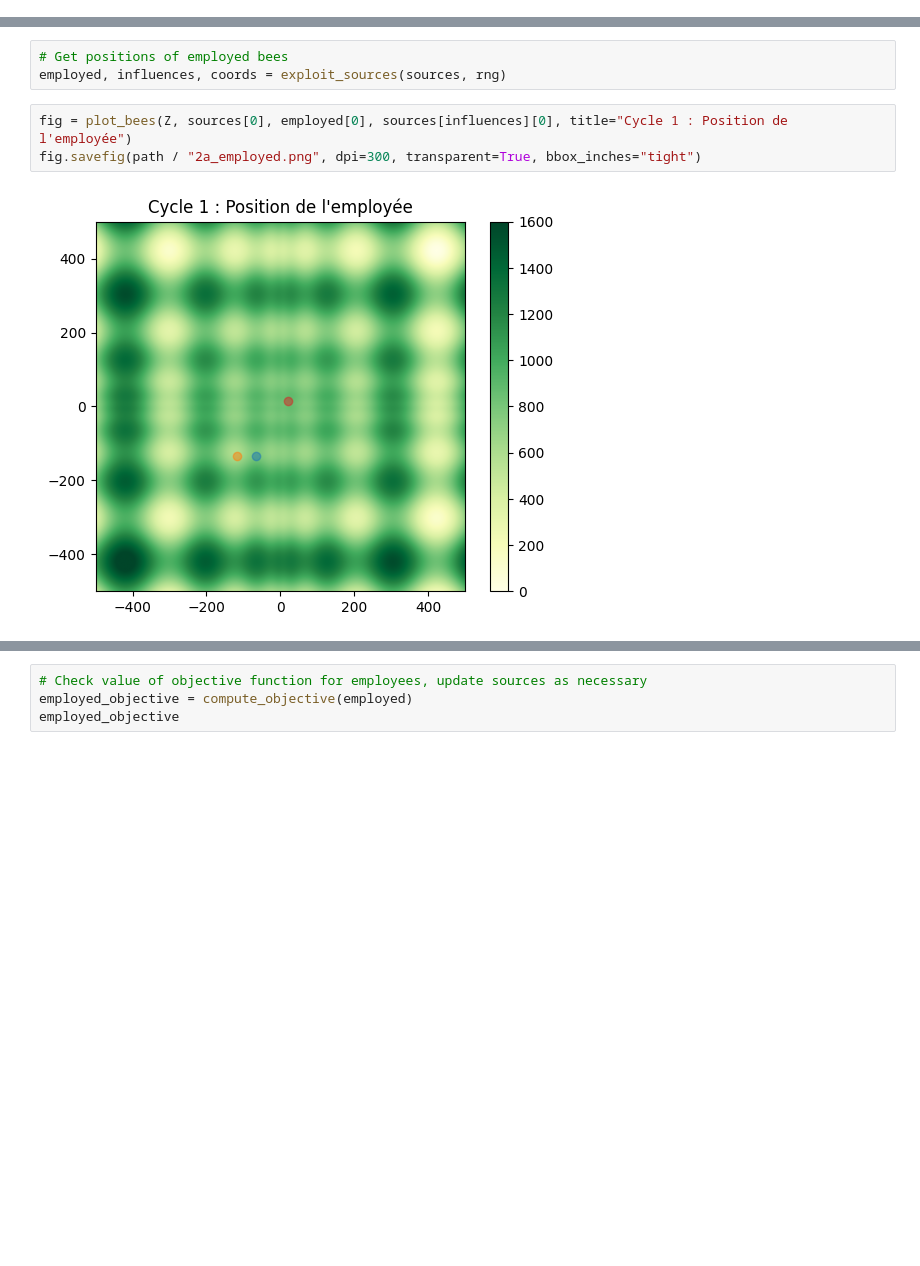
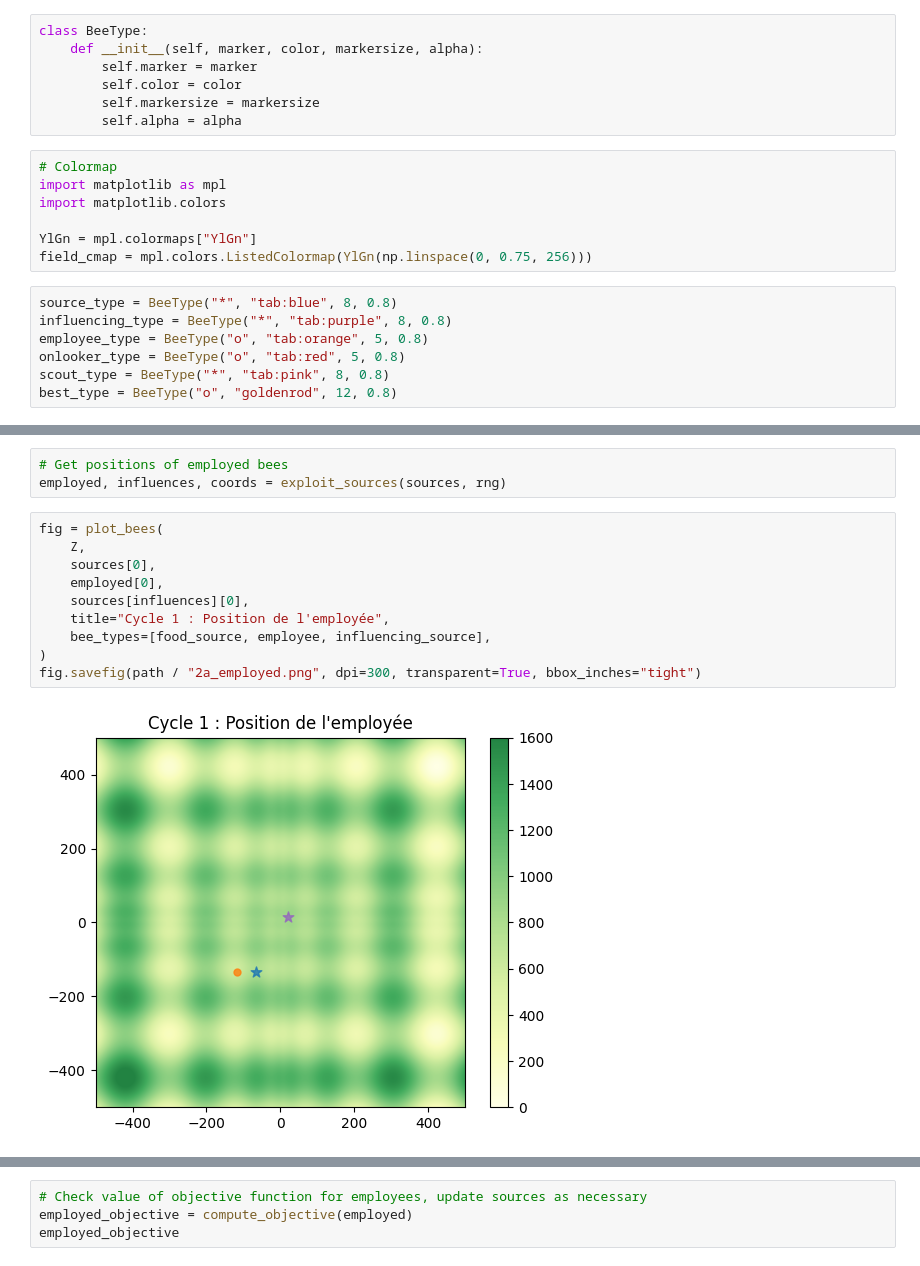
Before and after one commit to Electrom500/Metaheuristiques, a Jupyter notebook: abeilles/abeilles.ipynb, the cells around one changed output, grey strips where cells are left out. Cells and saved outputs as stored; diff of their text form; blank space fills up the shorter version.

```diff
--- a/abeilles/abeilles.ipynb
+++ b/abeilles/abeilles.ipynb
@@ -65,4 +66,25 @@ array([[ 476.78748294,  487.61373423,  498.49356968, ...,  816.25971325,
         1177.49161447, 1188.31786577],
        [ 837.9658    ,  848.7920513 ,  859.67188675, ..., 1177.43803032,
         1188.31786577, 1199.14411706]])
+# %%
+class BeeType:
+    def __init__(self, marker, color, markersize, alpha):
+        self.marker = marker
+        self.color = color
+        self.markersize = markersize
+        self.alpha = alpha
+# %%
+# Colormap
+import matplotlib as mpl
+import matplotlib.colors
+
+YlGn = mpl.colormaps["YlGn"]
+field_cmap = mpl.colors.ListedColormap(YlGn(np.linspace(0, 0.75, 256)))
+# %%
+source_type = BeeType("*", "tab:blue", 8, 0.8)
+influencing_type = BeeType("*", "tab:purple", 8, 0.8)
+employee_type = BeeType("o", "tab:orange", 5, 0.8)
+onlooker_type = BeeType("o", "tab:red", 5, 0.8)
+scout_type = BeeType("*", "tab:pink", 8, 0.8)
+best_type = BeeType("o", "goldenrod", 12, 0.8)
 # %%
@@ -208,10 +258,17 @@ fig.savefig(path / "1_init_sources.png", dpi=300, transparent=True, bbox_inches=
 # Get positions of employed bees
 employed, influences, coords = exploit_sources(sources, rng)
 # %%
-fig = plot_bees(Z, sources[0], employed[0], sources[influences][0], title="Cycle 1 : Position de l'employée")
+fig = plot_bees(
+    Z,
+    sources[0],
+    employed[0],
+    sources[influences][0],
+    title="Cycle 1 : Position de l'employée",
+    bee_types=[food_source, employee, influencing_source],
+)
 fig.savefig(path / "2a_employed.png", dpi=300, transparent=True, bbox_inches="tight")
 # %% [output]
-[figure, old version]
+[figure, new version]
 # %%
 fig = plot_bees(Z, sources, employed, title="Cycle 1 : Employées")
 fig.savefig(path / "2_employed.png", dpi=300, transparent=True, bbox_inches="tight")
```
Also changed, not shown: parts of 17 cells of this notebook, 2 other files.
